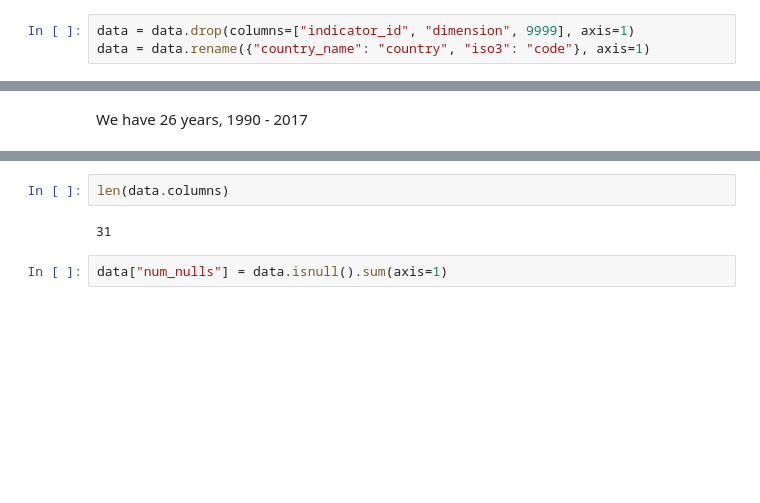
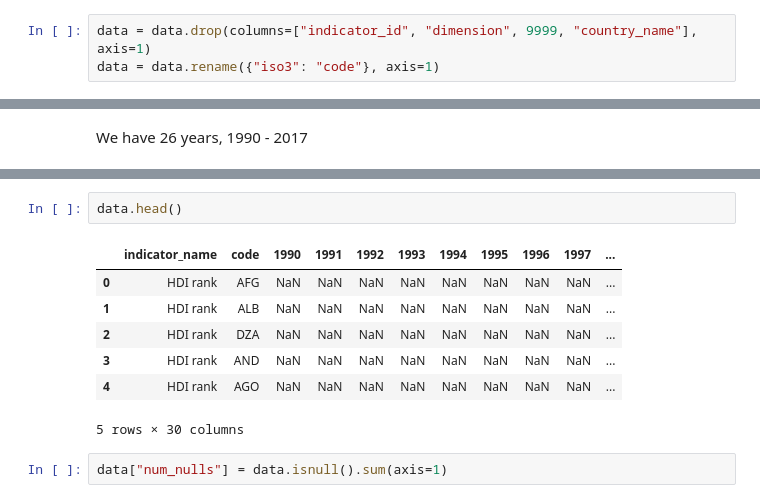
Before and after one commit to Hannemit/data_science_projects, a Jupyter notebook: notebooks/5_more_data_exploration.ipynb, the cells around one changed output, grey strips where cells are left out. Cells and saved outputs as stored; diff of their text form; blank space fills up the shorter version.

```diff
--- a/notebooks/5_more_data_exploration.ipynb
+++ b/notebooks/5_more_data_exploration.ipynb
@@ -195,4 +188,4 @@ data
 # %%
-data = data.drop(columns=["indicator_id", "dimension", 9999], axis=1)
-data = data.rename({"country_name": "country", "iso3": "code"}, axis=1)
+data = data.drop(columns=["indicator_id", "dimension", 9999, "country_name"], axis=1)
+data = data.rename({"iso3": "code"}, axis=1)
 # %%
@@ -236,7 +195,13 @@ data[data["indicator_name"] == "Estimated gross national income per capita, male
-# %%
-len(data.columns)
-# %% [output]
-31
+# %%
+data.head()
+# %% [output]
+|  | indicator_name | code | 1990 | 1991 | 1992 | 1993 | 1994 | 1995 | 1996 | 1997 | ... |
+| 0 | HDI rank | AFG | NaN | NaN | NaN | NaN | NaN | NaN | NaN | NaN | ... |
+| 1 | HDI rank | ALB | NaN | NaN | NaN | NaN | NaN | NaN | NaN | NaN | ... |
+| 2 | HDI rank | DZA | NaN | NaN | NaN | NaN | NaN | NaN | NaN | NaN | ... |
+| 3 | HDI rank | AND | NaN | NaN | NaN | NaN | NaN | NaN | NaN | NaN | ... |
+| 4 | HDI rank | AGO | NaN | NaN | NaN | NaN | NaN | NaN | NaN | NaN | ... |
+5 rows × 30 columns
 # %%
 data["num_nulls"] = data.isnull().sum(axis=1)
 # %%
```
Also changed, not shown: parts of 25 cells of this notebook.
